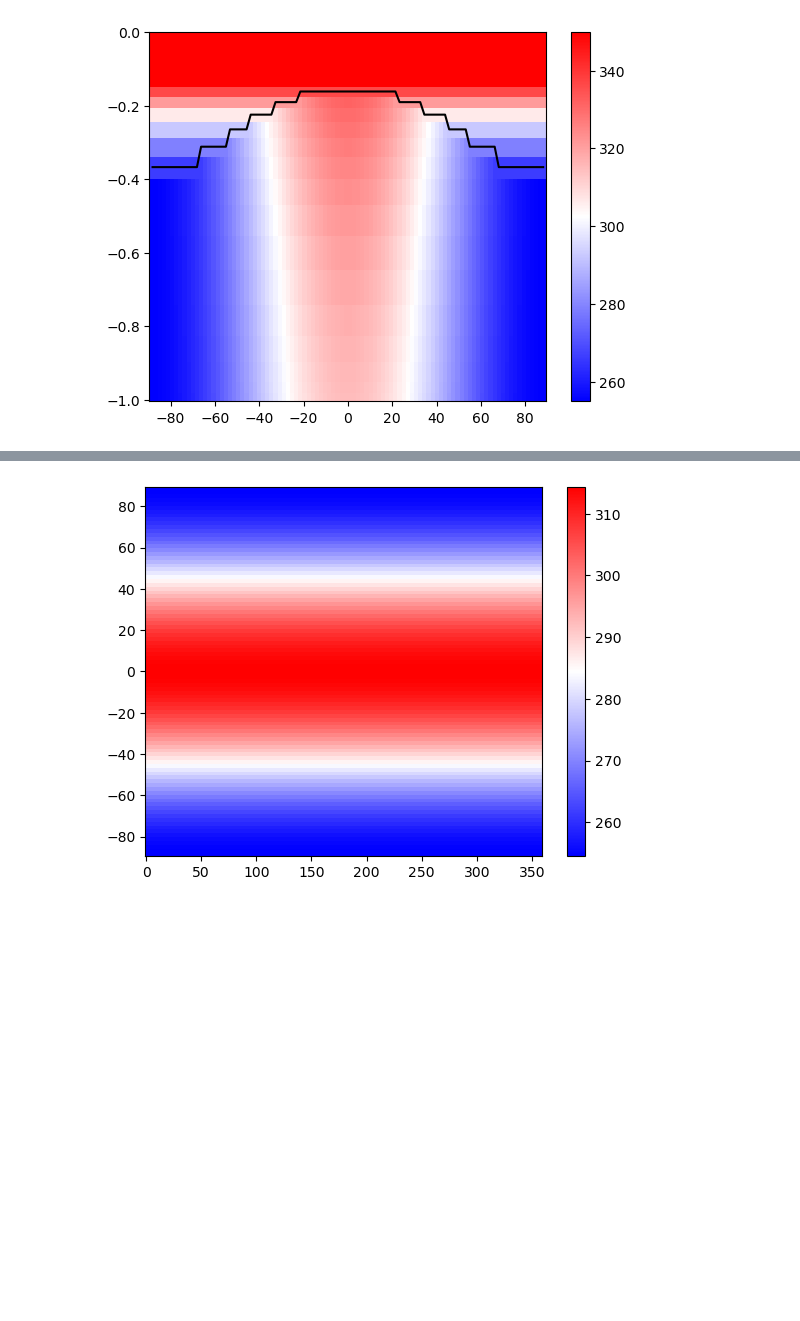
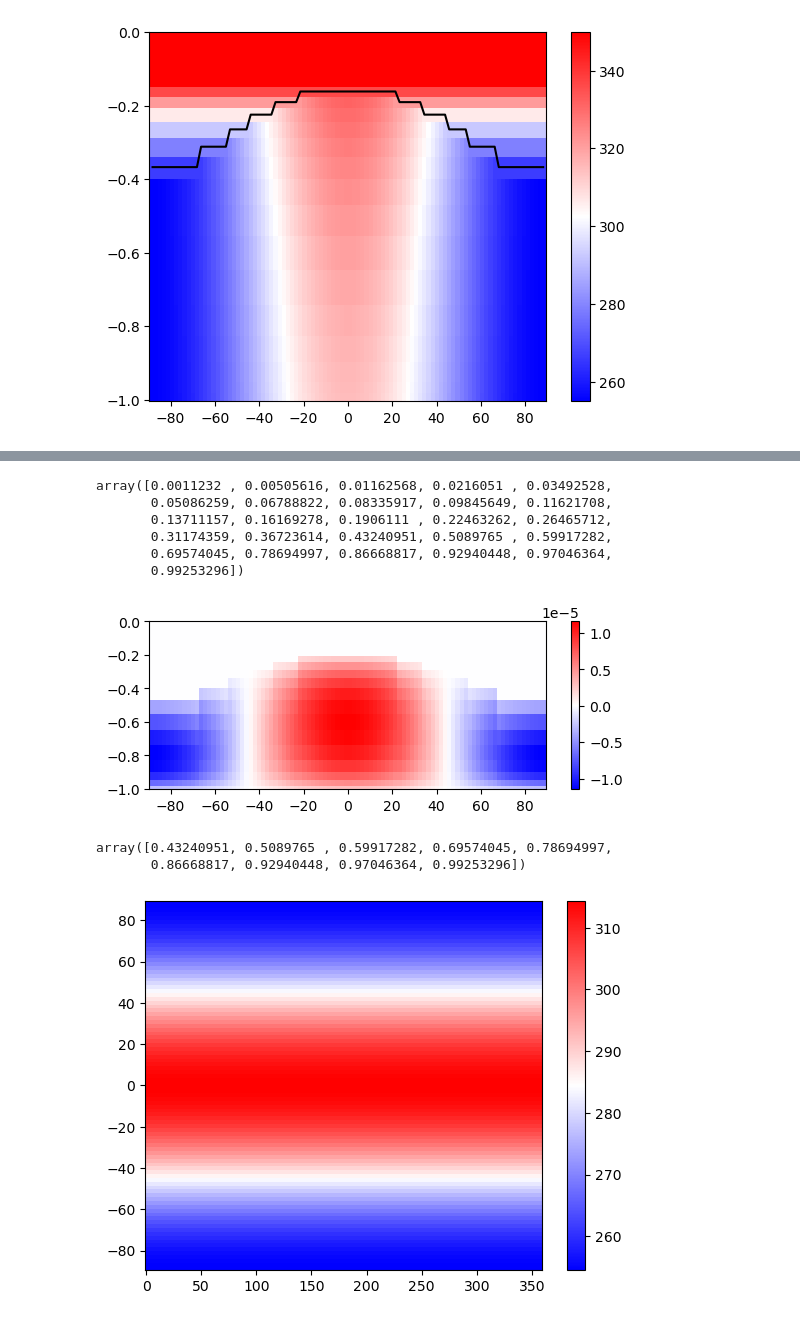
Before and after one commit to brianmapes/Atmospheric-Teleconnection-Model, a Jupyter notebook: HeldSuarez/preprocessRadiativeEquilibrium.ipynb, the cells around one changed output, grey strips where cells are left out. Drawn from its saved outputs; the diff is of its cells as text; code cells hidden in the pictures; blank space fills up the shorter version.

```diff
--- a/HeldSuarez/preprocessRadiativeEquilibrium.ipynb
+++ b/HeldSuarez/preprocessRadiativeEquilibrium.ipynb
@@ -157,3 +155,41 @@ plt.contour(Lat, Zlev, temp_gg[:, :, 96], levels=[200], colors='k');
+# %%
+sl
+# %% [output]
+array([0.0011232 , 0.00505616, 0.01162568, 0.0216051 , 0.03492528,
+       0.05086259, 0.06788822, 0.08335917, 0.09845649, 0.11621708,
+       0.13711157, 0.16169278, 0.1906111 , 0.22463262, 0.26465712,
+       0.31174359, 0.36723614, 0.43240951, 0.5089765 , 0.59917282,
+       0.69574045, 0.78694997, 0.86668817, 0.92940448, 0.97046364,
+       0.99253296])
+# %%
+# Contrive a heating Q(lat,sl) # sl,k =sigma level, j=lat, i=lon
+
+Qmag = 1. / 86400.  # Q max K per second in dT/dt units (T not theta)
+Qsurf = 0.25         # FRACTION of mid-trop Qmax that exists at surface
+
+Q = np.zeros((kmax, jmax)) # Right sized container
+
+cos2lat = np.cos(2*lats * np.pi / 180.0)
+
+for j in range(jmax): # Latitude loop
+    k_idx = np.where(temp_gg[:, j, 0] > 200)[0]  # Get indices of troposphere
+    N = len(k_idx)                               # Depth of troposphere
+    i = np.arange(N)                             # index within troposphere
+    Q[k_idx, j] = Qmag * cos2lat[j] * np.sin(i/(N - 1) * (np.pi-np.arcsin(Qsurf)) )
+
+# Check it
+Lat, Zlev = np.meshgrid(lats, -sl)
+plt.subplot(211); plt.pcolormesh(Lat, Zlev, Q, cmap='bwr')
+plt.colorbar();
+# %% [output]
+[figure, added]
+# %%
+trop_top = np.where(temp_gg[:, 0, 0] > 200)[0][0]
+
+sl[trop_top:]
+# %% [output]
+array([0.43240951, 0.5089765 , 0.59917282, 0.69574045, 0.78694997,
+       0.86668817, 0.92940448, 0.97046364, 0.99253296])
 # %%
 Lon, Lat = np.meshgrid(lons, lats)
 plt.pcolormesh(Lon, Lat, temp_gg[kmax-1, :, :], cmap='bwr')
```
Also changed, not shown: parts of 7 cells of this notebook, 7 other files.
